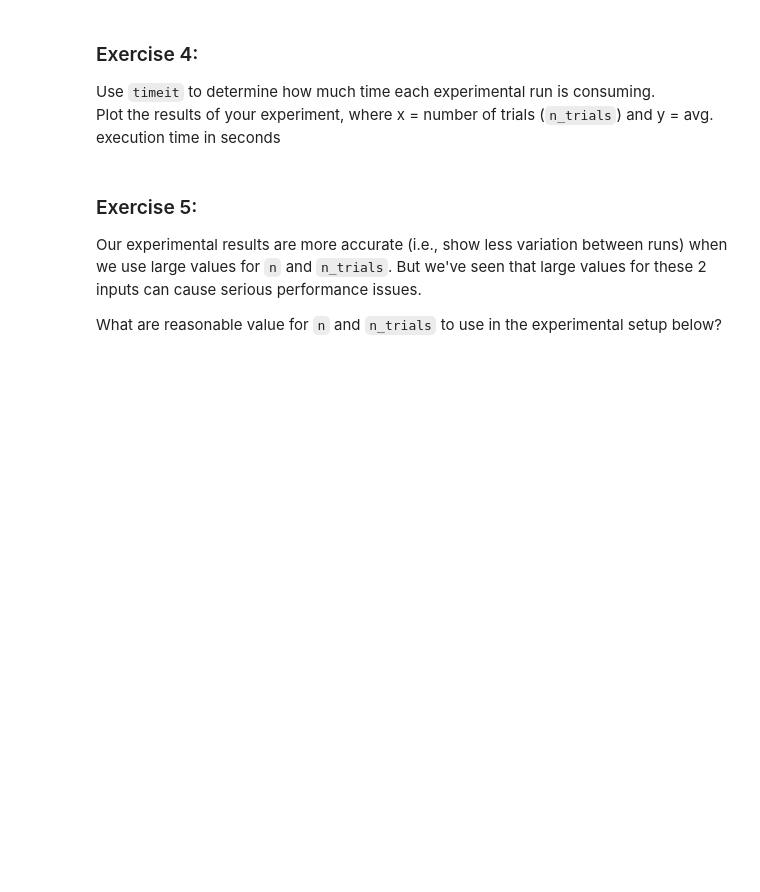
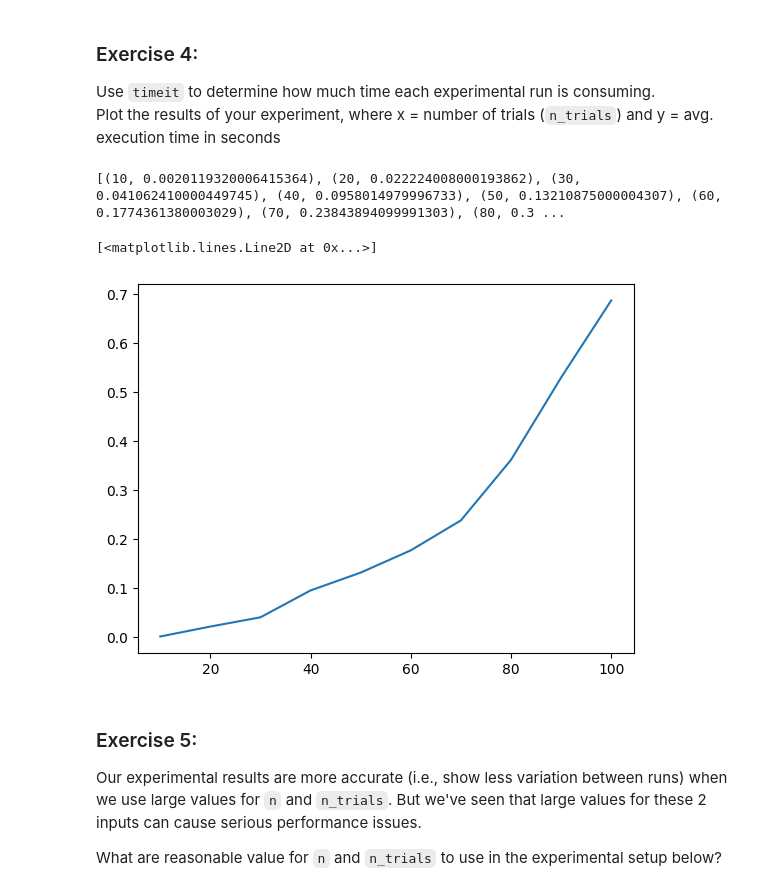
Before and after one commit to zhdavidlu/cap-comp215, a Jupyter notebook: labs/lab04-graphs.ipynb, the cells around one changed output. Cells and saved outputs as stored; diff of their text form; code cells hidden in the pictures; blank space fills up the shorter version.

```diff
--- a/labs/lab04-graphs.ipynb
+++ b/labs/lab04-graphs.ipynb
@@ -186,8 +186,16 @@ Plot the results of your experiment, where x = number of trials (`n_trials`) and
 # %%
 # Solution for Ex. 4 here...
 
 # not quite sure about this
-# execution_time = [timeit(lambda: proportion_connected(n, p, n_trials=100))/3 for n_trials in range(100, 1000, 100)]
+n_trials_list = [i for i in range(10, 110, 10)]
+execution_time = [timeit(lambda: proportion_connected(n, p, n_trials=n), number=3) for n in n_trials_list]
+print(list(zip(n_trials_list, execution_time)))
+
+plt.plot(n_trials_list, execution_time)
+# %% [output]
+[(10, 0.0020119320006415364), (20, 0.022224008000193862), (30, 0.041062410000449745), (40, 0.0958014979996733), (50, 0.13210875000004307), (60, 0.1774361380003029), (70, 0.23843894099991303), (80, 0.3 ...
+[<matplotlib.lines.Line2D at 0x...>]
+[figure, added]
 # %% [markdown]
 ### Exercise 5:
 Our experimental results are more accurate (i.e., show less variation between runs) when we use large values for `n` and `n_trials`.  But we've seen that large values for these 2 inputs can cause serious performance issues.
```
Also changed, not shown: parts of 1 cell of this notebook.
